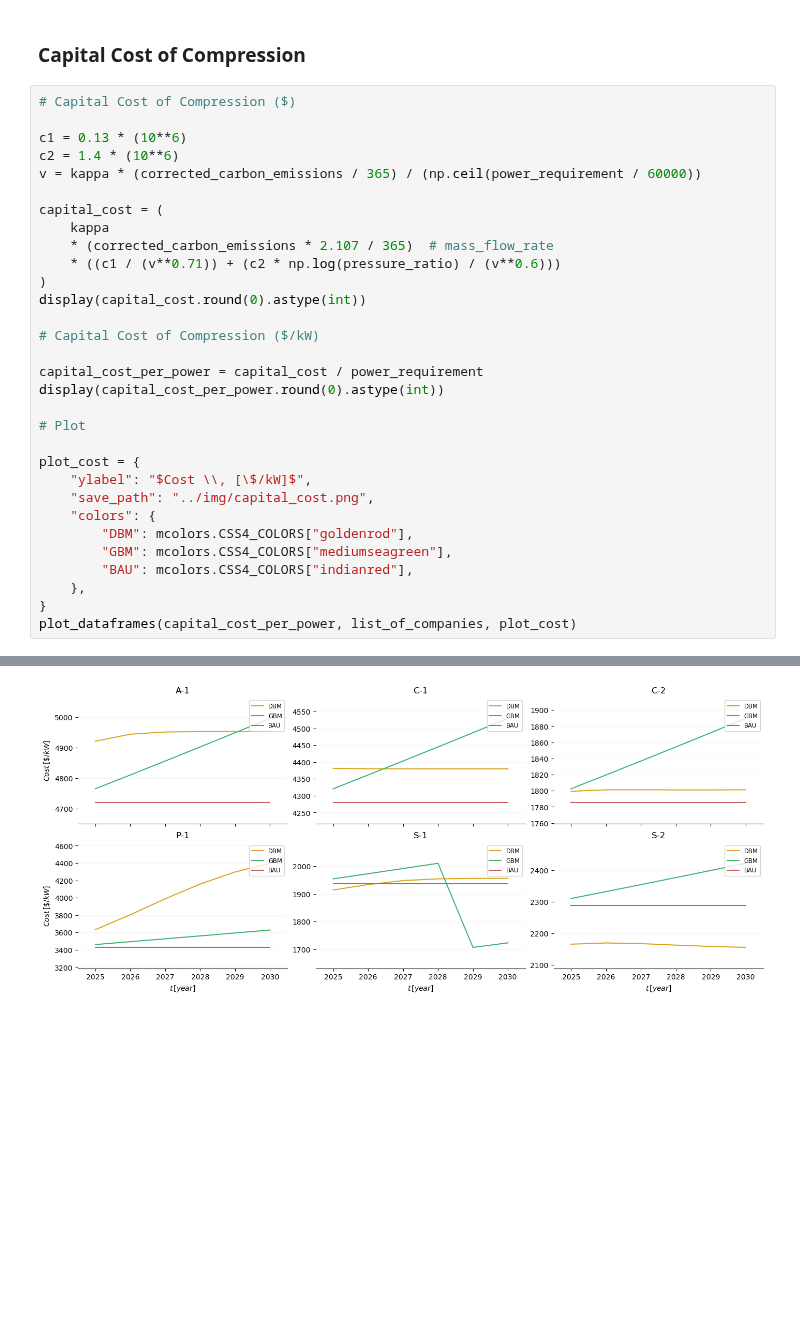
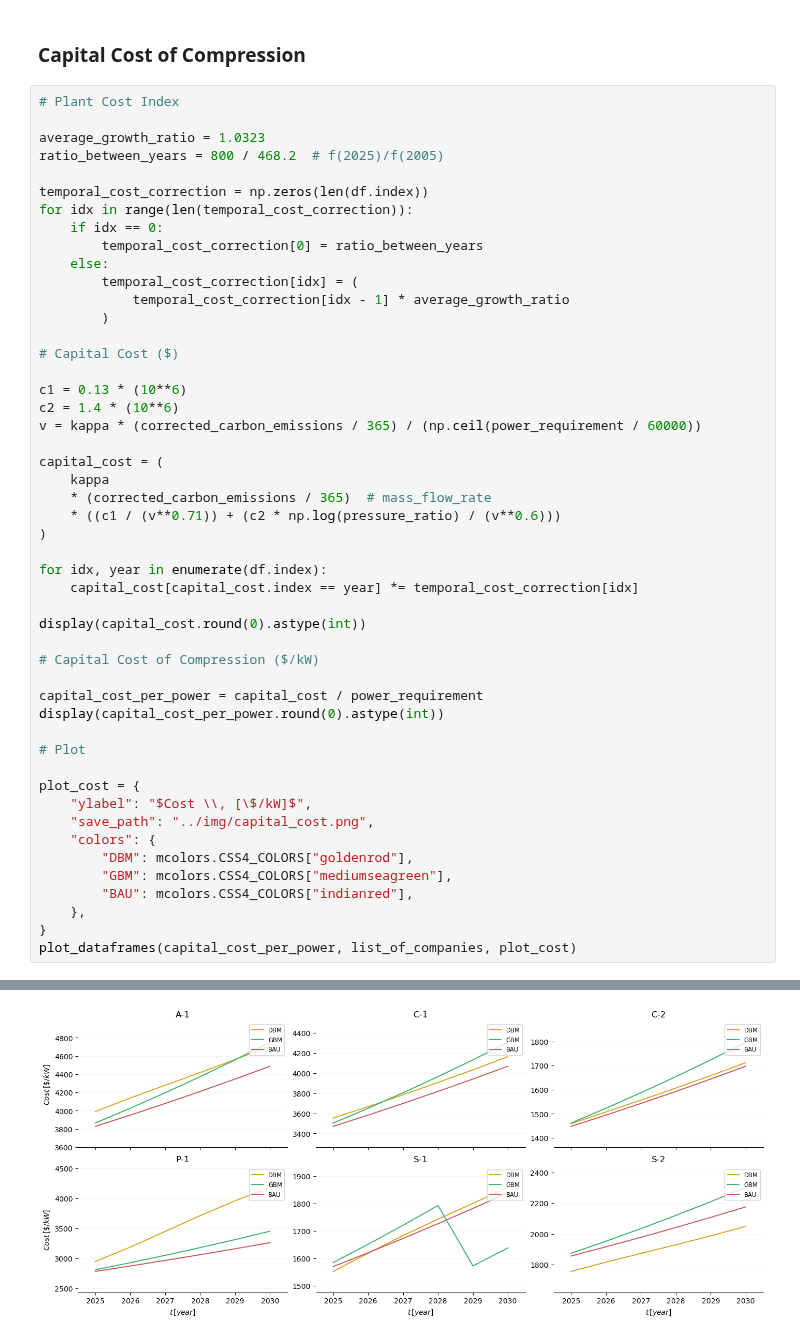
Before and after one commit to thiagoneye/costcaster, a Jupyter notebook: src/cost.ipynb, the cells around one changed output, grey strips where cells are left out. Drawn from its saved outputs; the diff is of its cells as text; blank space fills up the shorter version.

```diff
--- a/src/cost.ipynb
+++ b/src/cost.ipynb
@@ -310,7 +310,21 @@ plot_dataframes(power_requirement, list_of_companies, plot_power)
 # %% [markdown]
 ### Capital Cost of Compression
 # %%
-# Capital Cost of Compression ($)
+# Plant Cost Index
+
+average_growth_ratio = 1.0323
+ratio_between_years = 800 / 468.2  # f(2025)/f(2005)
+
+temporal_cost_correction = np.zeros(len(df.index))
+for idx in range(len(temporal_cost_correction)):
+    if idx == 0:
+        temporal_cost_correction[0] = ratio_between_years
+    else:
+        temporal_cost_correction[idx] = (
+            temporal_cost_correction[idx - 1] * average_growth_ratio
+        )
+
+# Capital Cost ($)
 
 c1 = 0.13 * (10**6)
 c2 = 1.4 * (10**6)
@@ -318,9 +332,13 @@ v = kappa * (corrected_carbon_emissions / 365) / (np.ceil(power_requirement / 60
 
 capital_cost = (
     kappa
-    * (corrected_carbon_emissions * 2.107 / 365)  # mass_flow_rate
+    * (corrected_carbon_emissions / 365)  # mass_flow_rate
     * ((c1 / (v**0.71)) + (c2 * np.log(pressure_ratio) / (v**0.6)))
 )
+
+for idx, year in enumerate(df.index):
+    capital_cost[capital_cost.index == year] *= temporal_cost_correction[idx]
+
 display(capital_cost.round(0).astype(int))
 
 # Capital Cost of Compression ($/kW)
@@ -360,2 +378,2 @@ plot_dataframes(capital_cost_per_power, list_of_companies, plot_cost)
-[figure, old version]
+[figure, new version]
 # %% [markdown]
```
Also changed, not shown: parts of 6 cells of this notebook, 2 other files.
